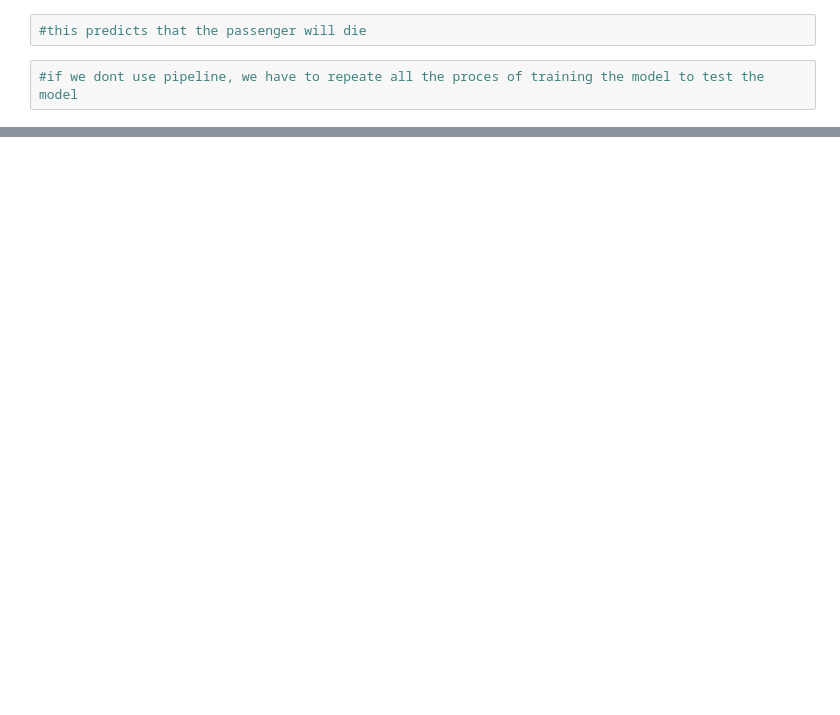
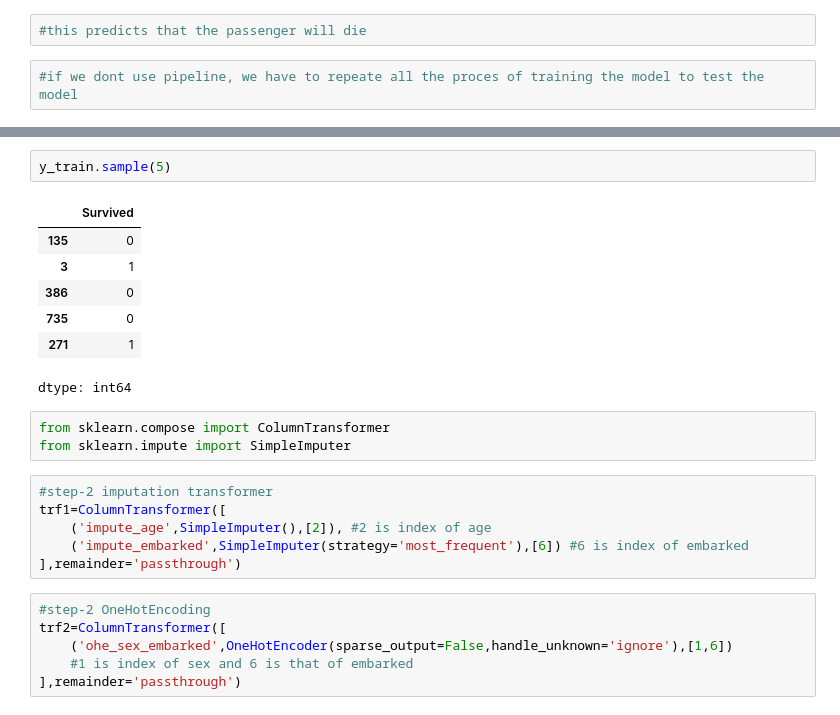
Before and after one commit to ichhitsapkota143/Machine-Learning, a Jupyter notebook: Day21.ipynb, the cells around one changed output, grey strips where cells are left out. Saved outputs shown, nothing was run; the diff lists cells and outputs as text; blank space fills up the shorter version.

```diff
--- a/Day21.ipynb
+++ b/Day21.ipynb
@@ -151,0 +193,25 @@ array([0])
+# %%
+y_train.sample(5)
+# %% [output]
+|  | Survived |
+| 135 | 0 |
+| 3 | 1 |
+| 386 | 0 |
+| 735 | 0 |
+| 271 | 1 |
+dtype: int64
+# %%
+from sklearn.compose import ColumnTransformer
+from sklearn.impute import SimpleImputer
+# %%
+#step-2 imputation transformer
+trf1=ColumnTransformer([
+    ('impute_age',SimpleImputer(),[2]), #2 is index of age
+    ('impute_embarked',SimpleImputer(strategy='most_frequent'),[6]) #6 is index of embarked
+],remainder='passthrough')
+# %%
+#step-2 OneHotEncoding
+trf2=ColumnTransformer([
+    ('ohe_sex_embarked',OneHotEncoder(sparse_output=False,handle_unknown='ignore'),[1,6])
+    #1 is index of sex and 6 is that of embarked
+],remainder='passthrough')
```
Also changed, not shown: parts of 32 cells of this notebook.
